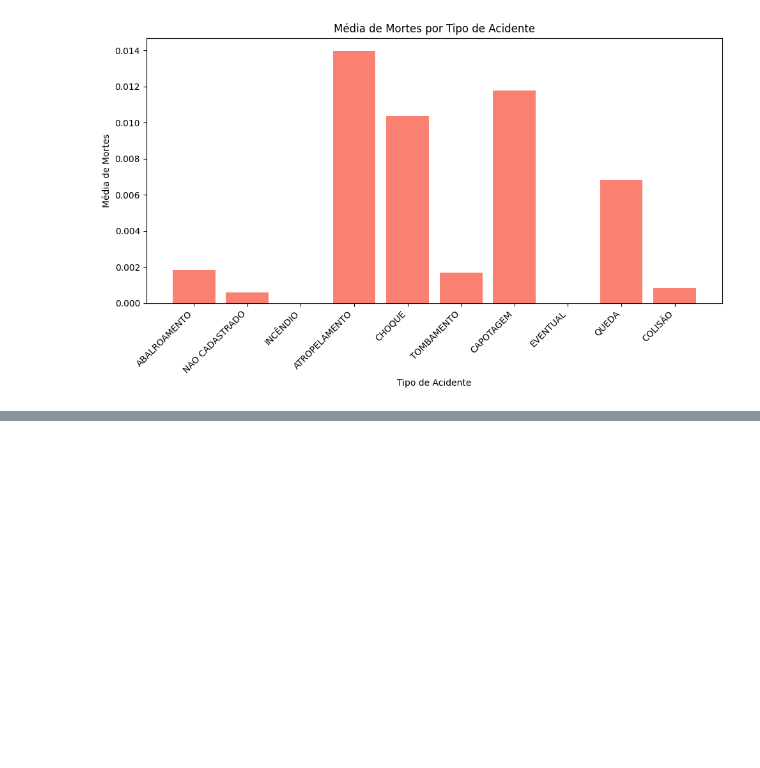
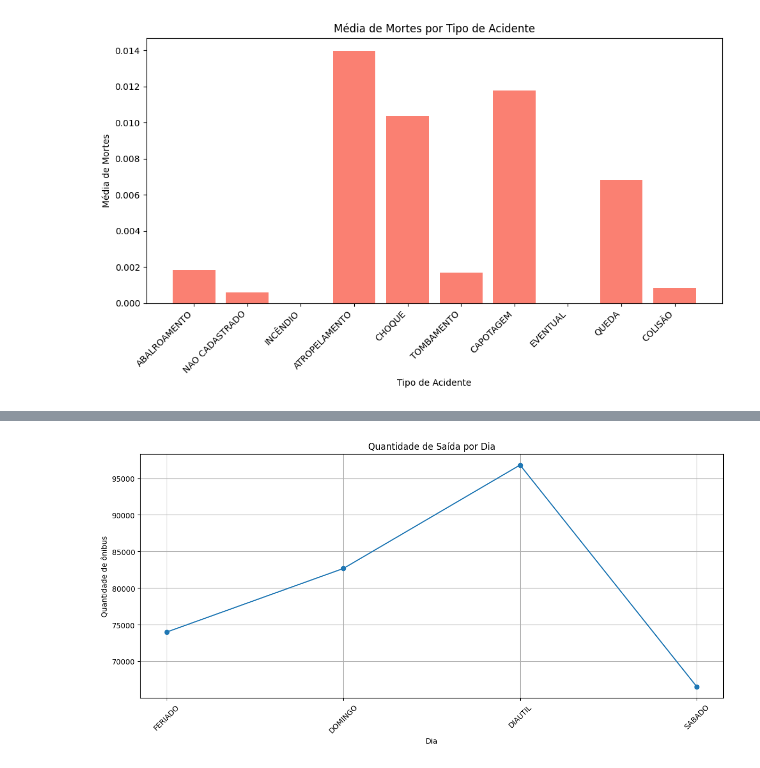
Before and after one commit to PedroHJLima/bigdata, a Jupyter notebook: atividade1.ipynb, the cells around one changed output, grey strips where cells are left out. Cells and saved outputs as stored; diff of their text form; code cells hidden in the pictures; blank space fills up the shorter version.

Commit message:
busca por onibus

```diff
--- a/atividade1.ipynb
+++ b/atividade1.ipynb
@@ -178,0 +125,79 @@ Arquivo CSV convertido e salvo com sucesso.
+# %%
+import requests
+import pandas as pd
+from pyspark.sql import SparkSession
+import matplotlib.pyplot as plt
+import json
+
+# Iniciar SparkSession
+spark = SparkSession.builder.appName("OnibusAnalysisAPI").getOrCreate()
+
+url = 'https://dadosabertos.poa.br/api/3/action/datastore_search'
+params = {
+    'resource_id': 'cb96a73e-e18b-4371-95c5-2cf20e359e6c',
+    'limit': 320000,  # ajuste o limite conforme necessário
+}
+
+all_records = []
+all_data = []  # Lista para armazenar todos os dados brutos em forma de dicionário
+
+while True:
+    response = requests.get(url, params=params)
+    data = response.json()
+
+    # Tratamento dos dados obtidos
+    records = data['result']['records']
+    all_records.extend(records)
+
+    # Verifica se há mais páginas
+    if 'next' in data['result']:
+        params['offset'] = data['result']['offset']
+    else:
+        break
+
+# Salvar o JSON completo em um arquivo
+with open('dados_brutos.json', 'w') as f:
+    json.dump(all_data, f)
+
+# Verificar se a solicitação foi bem-sucedida
+if 'success' in data and data['success']:
+    # Converter todos os registros coletados para um DataFrame do pandas
+    df_pandas = pd.DataFrame(all_records)
+
+    # Converter o DataFrame do pandas em um DataFrame do PySpark
+    df_spark = spark.createDataFrame(df_pandas)
+
+    # Mostrar as primeiras linhas do DataFrame do PySpark para verificar os dados
+    df_spark.show()
+    df_spark.printSchema()
+
+    # Verificar valores únicos na coluna "tipo_dia"
+    df_spark.select("tipo_dia").distinct().show()
+
+    # Agrupar por tipo de dia e contar o número de registros
+    contagem_dia = df_spark.groupBy("tipo_dia").count()
+
+    # Renomear a coluna de contagem para algo mais descritivo
+    contagem_dia = contagem_dia.withColumnRenamed("count", "total_onibus")
+
+    # Mostrar o resultado da contagem para verificar a distribuição dos tipos de dia
+    contagem_dia.show()
+
+    # Converter o resultado para um DataFrame do pandas para visualização
+    contagem_dia_pd = contagem_dia.toPandas()
+
+    # Criar o gráfico
+    plt.figure(figsize=(12, 6))
+    plt.plot(contagem_dia_pd["tipo_dia"], contagem_dia_pd["total_onibus"], marker='o')
+    plt.xlabel("Dia")
+    plt.ylabel("Quantidade de ônibus")
+    plt.title("Quantidade de Saída por Dia")
+    plt.grid(True)
+    plt.xticks(rotation=45)
+    plt.tight_layout()
+    plt.savefig("saida_de_onibus.png")
+    plt.show()
+
+else:
+    print("Falha ao obter os dados da API")
+# %% [output]
@@ -178,0 +221 @@ Arquivo CSV convertido e salvo com sucesso.
+[figure, added]
```
Also changed, not shown: parts of 19 cells of this notebook, 6 other files.
